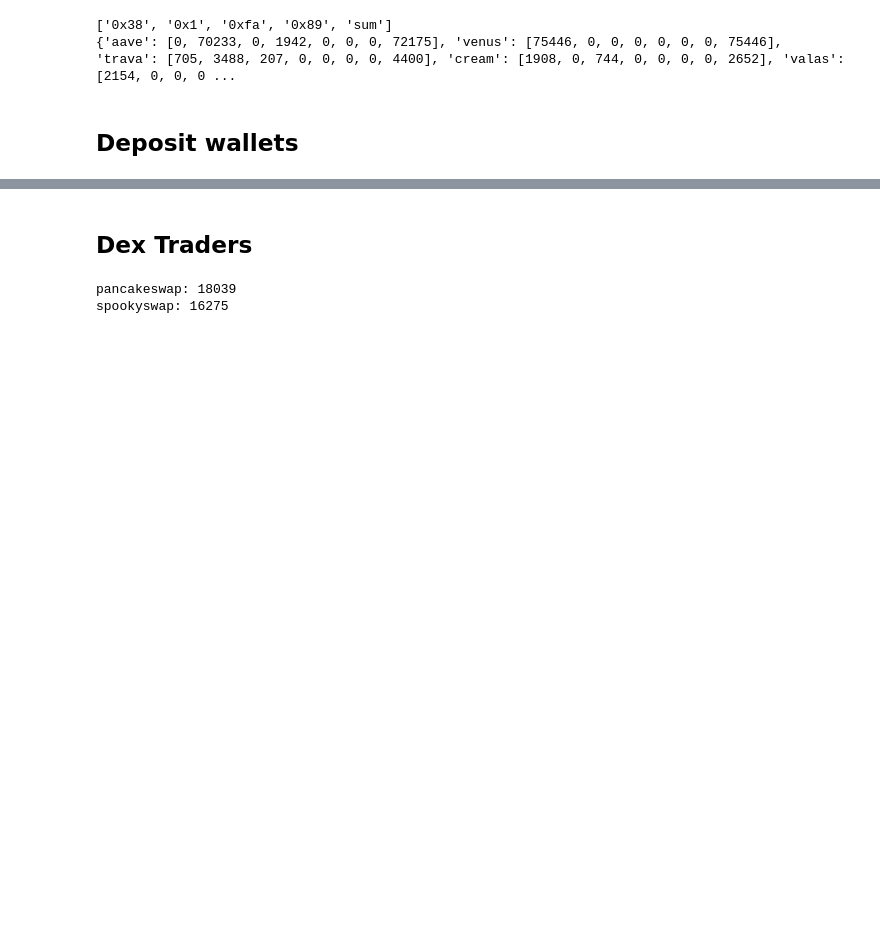
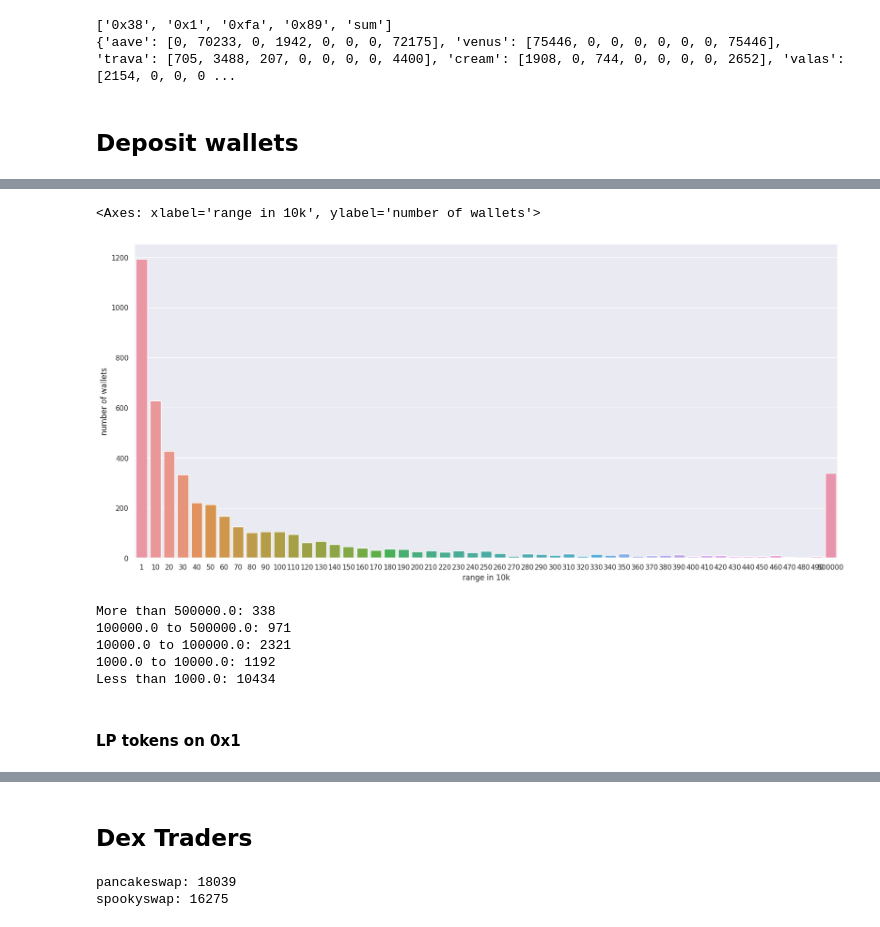
Before and after one commit to trixt63/ReportCommunityDetection, a Jupyter notebook: report.ipynb, the cells around one changed output, grey strips where cells are left out. Drawn from its saved outputs; the diff is of its cells as text; code cells hidden in the pictures; blank space fills up the shorter version.

```diff
--- a/report.ipynb
+++ b/report.ipynb
@@ -156,0 +180,26 @@ InternalError: (psycopg2.errors.InFailedSqlTransaction) current transaction is a
+# %%
+def get_dataframe(chain_id):
+    """Get dataframe about distribution of LP tokens on balances"""
+    balances_list = [i * 10000 for i in range(1, 51)]
+    balances_list.insert(0, 1000)
+    # chain_id = '0x38'
+    dist_dict = {'range in 10k': [], 'number of wallets': []}
+
+    # less than the smallest
+    n = mongodb.get_number_lps_by_balances_range(chain_id=chain_id, upper=balances_list[0])
+    dist_dict['range in 10k'].append(f"{0}")
+    dist_dict['number of wallets'].append(n)
+
+    # others
+    for b in range(len(balances_list) - 1):
+        n = mongodb.get_number_lps_by_balances_range(chain_id, upper=balances_list[b+1], lower=balances_list[b])
+        dist_dict['range in 10k'].append(f"{int(balances_list[b]/1000)}")
+        dist_dict['number of wallets'].append(n)
+
+    # more than the largest
+    n = mongodb.get_number_lps_by_balances_range(chain_id=chain_id, lower=balances_list[-1])
+    dist_dict['range in 10k'].append(f"{balances_list[-1]}")
+    dist_dict['number of wallets'].append(n)
+
+    df = pd.DataFrame.from_dict(dist_dict)
+    return df
@@ -156,0 +208,4 @@ InternalError: (psycopg2.errors.InFailedSqlTransaction) current transaction is a
+# %%
+# for 0x38
+df_0x38 = get_dataframe('0x38')
+df_0x38.head()
@@ -156,0 +219,24 @@ InternalError: (psycopg2.errors.InFailedSqlTransaction) current transaction is a
+# %%
+df_0x38_trimmed = df_0x38.iloc[1:]
+sns.set(rc={'figure.figsize': (20, 9)})
+sns.barplot(data=df_0x38_trimmed, x="range in 10k", y="number of wallets")
+# %% [output]
+<Axes: xlabel='range in 10k', ylabel='number of wallets'>
+[figure, added]
+# %%
+levels_list = [5e5, 1e5, 1e4, 1e3]
+big_cheese = mongodb.get_number_lps_by_balances_range(chain_ids[0], lower=levels_list[0])
+small_fries = mongodb.get_number_lps_by_balances_range(chain_ids[0], upper=levels_list[-1])
+print(f"More than {levels_list[0]}: {big_cheese}")
+for i in range(len(levels_list)-1):
+    n = mongodb.get_number_lps_by_balances_range(chain_ids[0], upper=levels_list[i], lower=levels_list[i+1])
+    print(f"{levels_list[i+1]} to {levels_list[i]}: {n}")
+print(f"Less than {levels_list[-1]}: {small_fries}")
+# %% [output]
+More than 500000.0: 338
+100000.0 to 500000.0: 971
+10000.0 to 100000.0: 2321
+1000.0 to 10000.0: 1192
+Less than 1000.0: 10434
+# %% [markdown]
+#### LP tokens on 0x1
```
Also changed, not shown: parts of 20 cells of this notebook, 7 other files.
